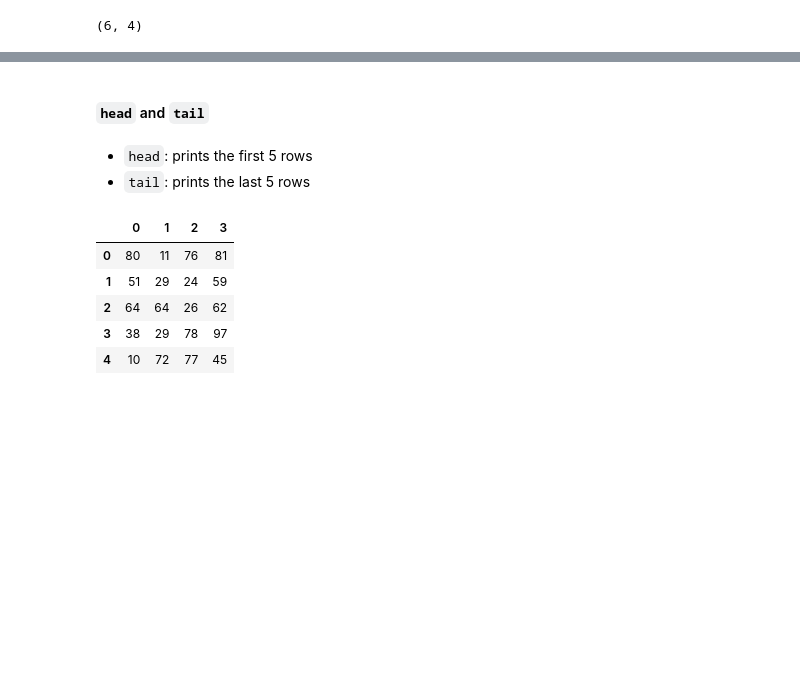
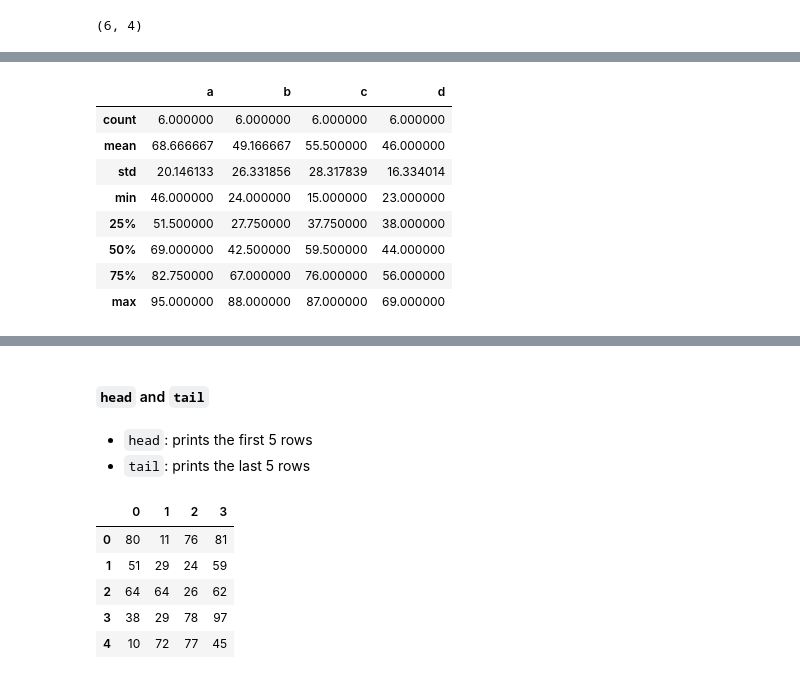
Before and after one commit to dev-SR/machine-learning, a Jupyter notebook: 01pandas/pandas.ipynb, the cells around one changed output, grey strips where cells are left out. Drawn from its saved outputs; the diff is of its cells as text; code cells hidden in the pictures; blank space fills up the shorter version.

```diff
--- a/01pandas/pandas.ipynb
+++ b/01pandas/pandas.ipynb
@@ -1106,0 +785,12 @@ df.shape
+# %%
+df.describe()
+# %% [output]
+|  | a | b | c | d |
+| count | 6.000000 | 6.000000 | 6.000000 | 6.000000 |
+| mean | 68.666667 | 49.166667 | 55.500000 | 46.000000 |
+| std | 20.146133 | 26.331856 | 28.317839 | 16.334014 |
+| min | 46.000000 | 24.000000 | 15.000000 | 23.000000 |
+| 25% | 51.500000 | 27.750000 | 37.750000 | 38.000000 |
+| 50% | 69.000000 | 42.500000 | 59.500000 | 44.000000 |
+| 75% | 82.750000 | 67.000000 | 76.000000 | 56.000000 |
+| max | 95.000000 | 88.000000 | 87.000000 | 69.000000 |
```
Also changed, not shown: parts of 256 cells of this notebook, 12 other files.
